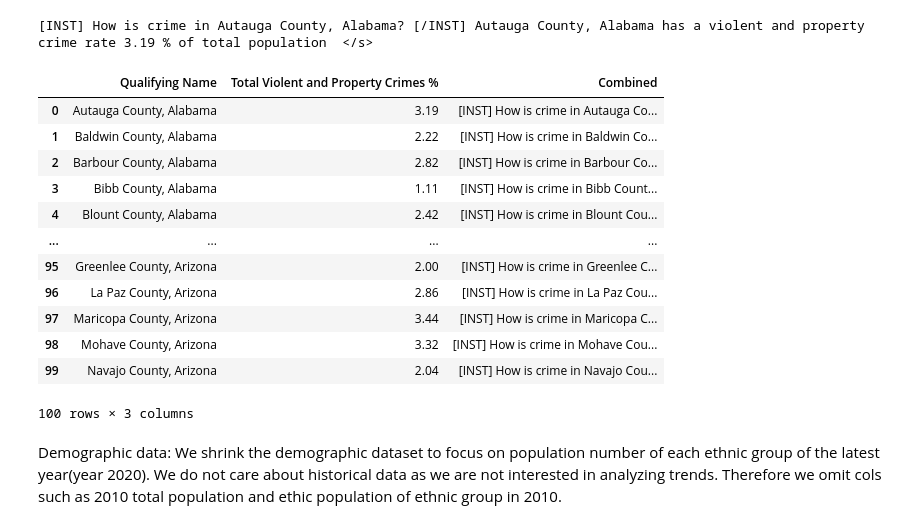
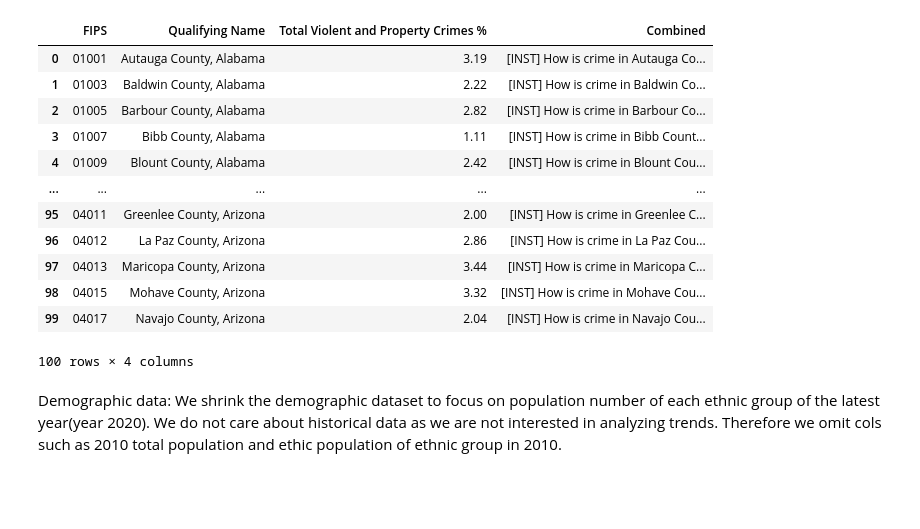
Before and after one commit to akiwarheit/mads-capstone-project, a Jupyter notebook: notebooks/9_se_data_preprocessing.ipynb, the cells around one changed output. Saved outputs shown, nothing was run; the diff lists cells and outputs as text; code cells hidden in the pictures; blank space fills up the shorter version.

Commit message:
data processing fixes (no school data on this iteration)

```diff
--- a/notebooks/9_se_data_preprocessing.ipynb
+++ b/notebooks/9_se_data_preprocessing.ipynb
@@ -41,45 +37,48 @@ school_df.head()
 # %%
 crime_df = pd.read_csv('../data/social_explorer_raw/crime.csv')
 crime_df = crime_df.drop(index=0)
 crime_df = crime_df.dropna()
 crime_df = crime_df.reset_index(drop=True)
 
 crime_df['Total Violent and Property Crimes '] = crime_df['Total Violent and Property Crimes '].astype('float')
 crime_df['Total Population (2014 est.)'] = crime_df['Total Population (2014 est.)'].astype('float')
 crime_df['Total Violent and Property Crimes'+' %'] = (crime_df['Total Violent and Property Crimes '] / crime_df['Total Population (2014 est.)']) * 100
 
-crime_df = crime_df[['Qualifying Name', 'Total Violent and Property Crimes %']].round(2)
+
+# crime_df = crime_df[['Qualifying Name', 'Total Violent and Property Crimes %']].round(2)
+crime_df = crime_df[['FIPS', 'Qualifying Name','Total Violent and Property Crimes %']].round(2)
+crime_df.to_pickle('../data/social_explorer/crime_df.pkl')
+
 
 def summarize_row(row):
     summary = (
         f"{row['Qualifying Name']} has a violent and property crime rate {row['Total Violent and Property Crimes %']} % of total population "
     )
     return summary
 
 def create_combined_string(row):
     # print(row)
     question = f"How is crime in {row['Qualifying Name']}?"
     answer = summarize_row(row)
     return f"[INST] {question} [/INST] {answer} </s>"
+#
+crime_df['Combined'] = crime_df.apply(create_combined_string, axis=1)
 
-crime_df['Combined'] = crime_df.apply(create_combined_string, axis=1)
-print(crime_df.iloc[0]['Combined'])
 crime_df.head(100)
 # %% [output]
+|  | FIPS | Qualifying Name | Total Violent and Property Crimes % | Combined |
+| 0 | 01001 | Autauga County, Alabama | 3.19 | [INST] How is crime in Autauga Co... |
+| 1 | 01003 | Baldwin County, Alabama | 2.22 | [INST] How is crime in Baldwin Co... |
+| 2 | 01005 | Barbour County, Alabama | 2.82 | [INST] How is crime in Barbour Co... |
+| 3 | 01007 | Bibb County, Alabama | 1.11 | [INST] How is crime in Bibb Count... |
+| 4 | 01009 | Blount County, Alabama | 2.42 | [INST] How is crime in Blount Cou... |
+| ... | ... | ... | ... | ... |
+| 95 | 04011 | Greenlee County, Arizona | 2.00 | [INST] How is crime in Greenlee C... |
+| 96 | 04012 | La Paz County, Arizona | 2.86 | [INST] How is crime in La Paz Cou... |
+| 97 | 04013 | Maricopa County, Arizona | 3.44 | [INST] How is crime in Maricopa C... |
+| 98 | 04015 | Mohave County, Arizona | 3.32 | [INST] How is crime in Mohave Cou... |
+| 99 | 04017 | Navajo County, Arizona | 2.04 | [INST] How is crime in Navajo Cou... |
-[INST] How is crime in Autauga County, Alabama? [/INST] Autauga County, Alabama has a violent and property crime rate 3.19 % of total population  </s>
+100 rows × 4 columns
-|  | Qualifying Name | Total Violent and Property Crimes % | Combined |
-| 0 | Autauga County, Alabama | 3.19 | [INST] How is crime in Autauga Co... |
-| 1 | Baldwin County, Alabama | 2.22 | [INST] How is crime in Baldwin Co... |
-| 2 | Barbour County, Alabama | 2.82 | [INST] How is crime in Barbour Co... |
-| 3 | Bibb County, Alabama | 1.11 | [INST] How is crime in Bibb Count... |
-| 4 | Blount County, Alabama | 2.42 | [INST] How is crime in Blount Cou... |
-| ... | ... | ... | ... |
-| 95 | Greenlee County, Arizona | 2.00 | [INST] How is crime in Greenlee C... |
-| 96 | La Paz County, Arizona | 2.86 | [INST] How is crime in La Paz Cou... |
-| 97 | Maricopa County, Arizona | 3.44 | [INST] How is crime in Maricopa C... |
-| 98 | Mohave County, Arizona | 3.32 | [INST] How is crime in Mohave Cou... |
-| 99 | Navajo County, Arizona | 2.04 | [INST] How is crime in Navajo Cou... |
-100 rows × 3 columns
 # %% [markdown]
 Demographic data:
 We shrink the demographic dataset to focus on population number of each ethnic group of the latest year(year 2020). We do not care about historical data as we are not interested in analyzing trends. Therefore we omit cols such as 2010 total population and ethic population of ethnic group in 2010.
```
Also changed, not shown: parts of 6 cells of this notebook, 1 other file.
